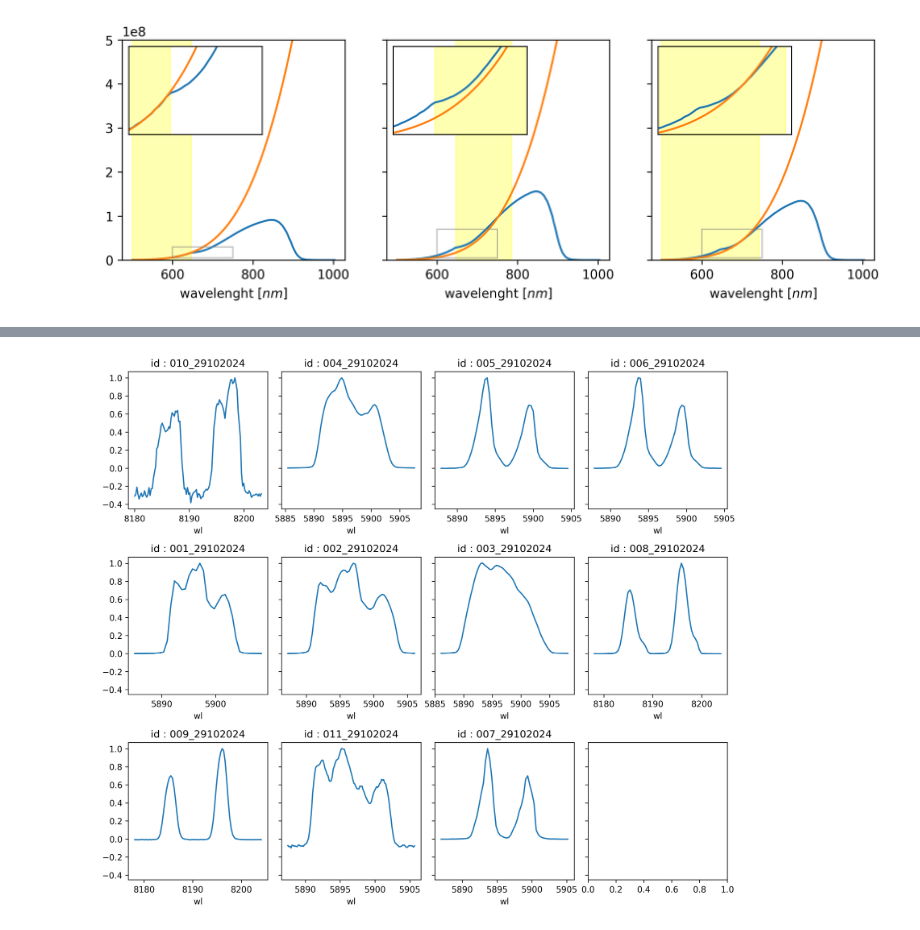
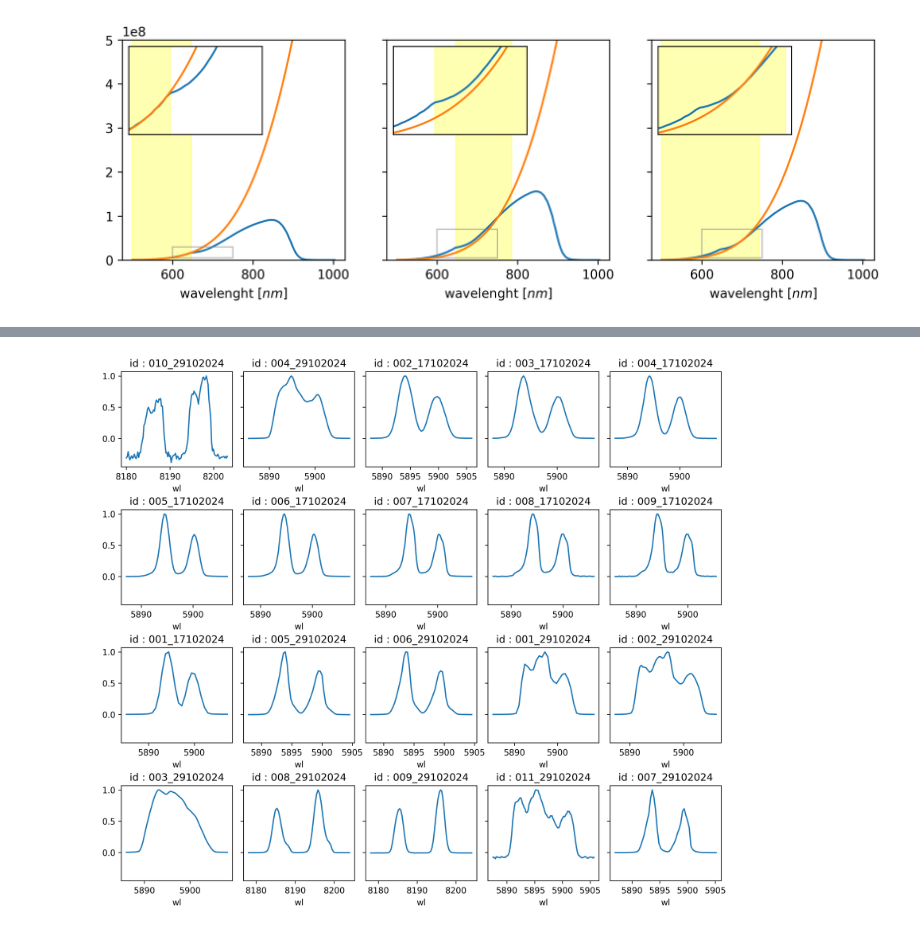
Before and after one commit to zar-hub/Lab_Materia_Condensata, a Jupyter notebook: notebook.ipynb, the cells around one changed output, grey strips where cells are left out. Saved outputs shown, nothing was run; the diff lists cells and outputs as text; code cells hidden in the pictures.

```diff
--- a/notebook.ipynb
+++ b/notebook.ipynb
@@ -40,0 +23,9 @@ def plank(wl, T):
+# %%
+# Black Body dataframe
+BB_Exp_df = pd.read_csv('Cleaned_Data\\BB_Spectrum\\BB_Radiation_Exp',
+                        dtype='float64',
+                        converters={'meta' : str})
+
+# convert the wl in meters ! THIS IS IMPORANT
+BB_Exp_df['wl'] = BB_Exp_df['wl'] * 1e-10
+_ = BB_Exp_df.plot('wl', 'mean')
@@ -41,11 +34,13 @@ def plank(wl, T):
 # %% [markdown]
 Fitting dei dati del laboratorio sul modello. In particolare si vuole trovare il coefficiente di proporzionalità tra dati e legge di Planck. Vengono usati tre intervalli diversi per fare il fit
 # %%
+from scipy.optimize import curve_fit
+
 # this function multypiles x by a
 fit = lambda x, a :  a * x
 wl = BB_Exp_df['wl']
 mean = BB_Exp_df['mean']
-theo = plank(wl, 1240)
+theo = utils.plank(wl, 1240)
 fig, axs = plt.subplots(1,3, sharey='row', figsize=(9,3), dpi=300)
 plt.tight_layout()
 for ax in axs.flatten():
@@ -147,20 +145,15 @@ Na_Exp_df
 # %%
-# add PTT photo tube tension
-V = Na_Exp_df['meta']
-V = [s.split('_')[2] for s in V]
-Na_Exp_df['PTT'] = V
-Na_Exp_df
-
-fig, axs = plt.subplots(3, 4, figsize=(12, 10), dpi=300, sharey=True)
+# plot all the data
+fig, axs = plt.subplots(4, 5, figsize=(12, 10), dpi=300, sharey=True)
 fig.subplots_adjust(wspace=0.10, right=0.95,
-                    hspace=0.35, top=0.95)
+                    hspace=0.45, top=0.95)
 
 groups = Na_Exp_df.groupby('meta')
 for i, [name, group] in enumerate(groups):
     ax = axs.flatten()[i]
     group['mean'] = group['mean'] / group['mean'].max()
     group.plot('wl', 'mean', ax=ax)
     ax.set_title(f'id : {name[-12:]}')
     ax.get_legend().remove()
 # %% [output]
-[figure, old version]
+[figure, new version]
```
Also changed, not shown: parts of 20 cells of this notebook, 13 other files.
